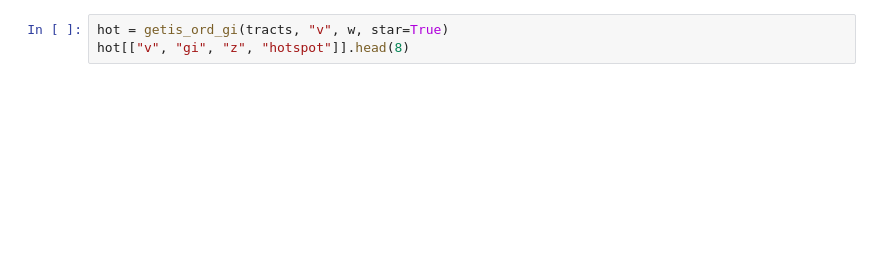
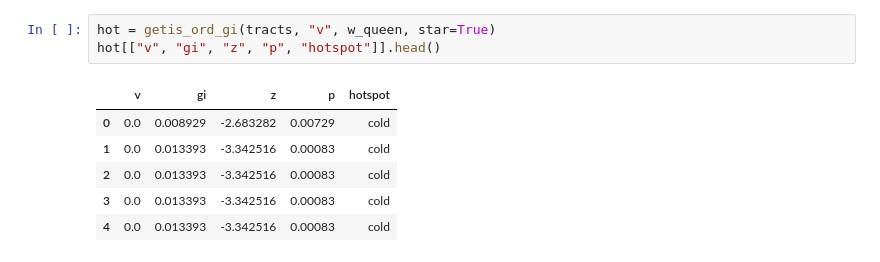
Before and after one commit to serapeum-org/geostatista, a Jupyter notebook: docs/examples/02_spatial_autocorrelation.ipynb, the cells around one changed output. Saved outputs shown, nothing was run; the diff lists cells and outputs as text; blank space fills up the shorter version.

```diff
--- a/docs/examples/02_spatial_autocorrelation.ipynb
+++ b/docs/examples/02_spatial_autocorrelation.ipynb
@@ -42,3 +127,10 @@ lisa["cluster"].value_counts()
 # %%
-hot = getis_ord_gi(tracts, "v", w, star=True)
-hot[["v", "gi", "z", "hotspot"]].head(8)
+hot = getis_ord_gi(tracts, "v", w_queen, star=True)
+hot[["v", "gi", "z", "p", "hotspot"]].head()
+# %% [output]
+|  | v | gi | z | p | hotspot |
+| 0 | 0.0 | 0.008929 | -2.683282 | 0.00729 | cold |
+| 1 | 0.0 | 0.013393 | -3.342516 | 0.00083 | cold |
+| 2 | 0.0 | 0.013393 | -3.342516 | 0.00083 | cold |
+| 3 | 0.0 | 0.013393 | -3.342516 | 0.00083 | cold |
+| 4 | 0.0 | 0.013393 | -3.342516 | 0.00083 | cold |
```
Also changed, not shown: parts of 24 cells of this notebook, 10 other files.
